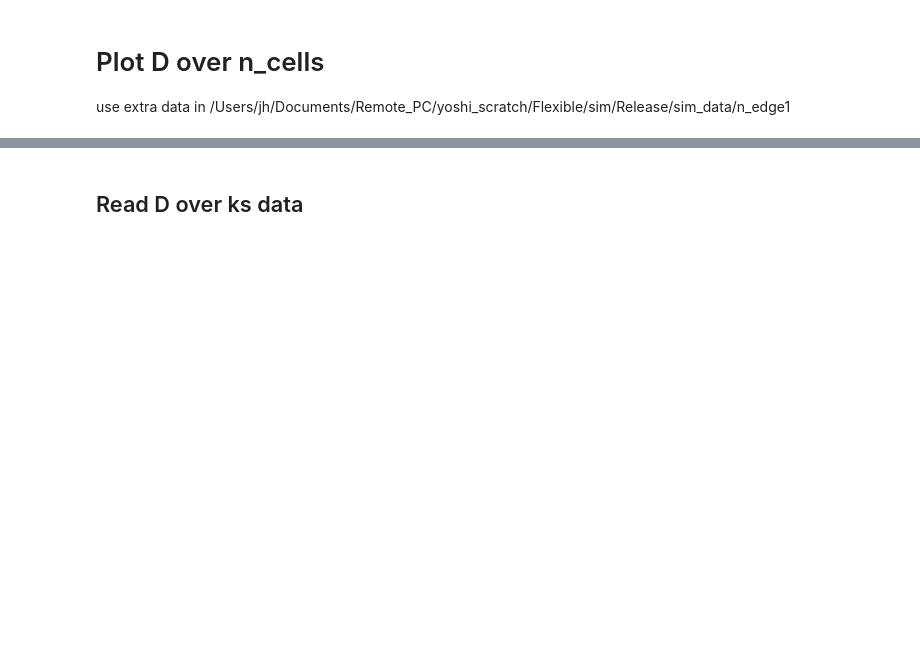
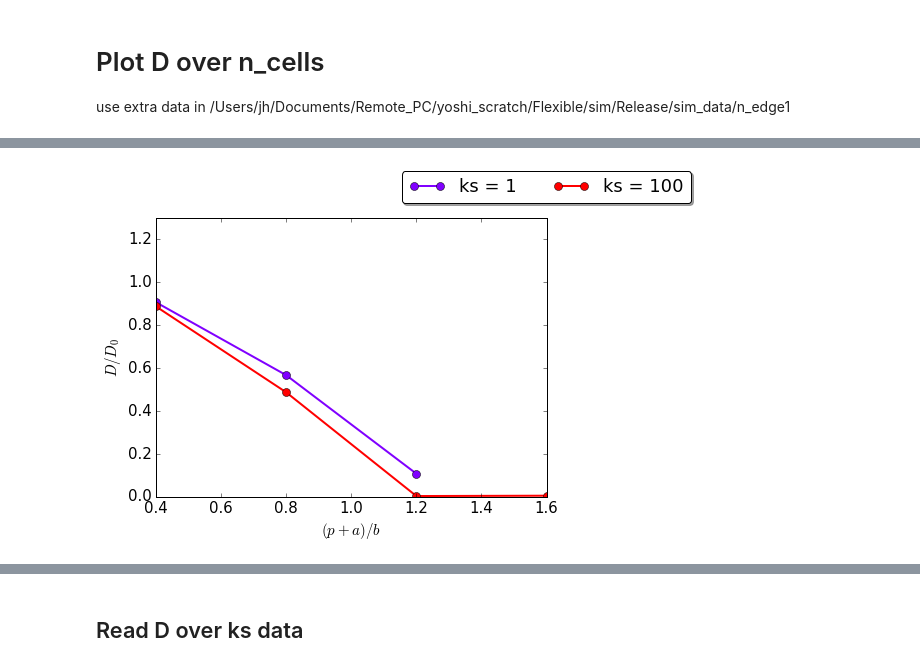
Before and after one commit to JohannHansing/iPythonNB, a Jupyter notebook: Flexible/Flexible.ipynb, the cells around one changed output, grey strips where cells are left out. Saved outputs shown, nothing was run; the diff lists cells and outputs as text; code cells hidden in the pictures; blank space fills up the shorter version.

```diff
--- a/Flexible/Flexible.ipynb
+++ b/Flexible/Flexible.ipynb
@@ -303,0 +363,10 @@ plt.show()
+# %%
+ksArr = [1,100]
+a=3
+n=5
+n_edge=3
+dt=0.0005
+data = getData_Fixa(a,ksArr,n,dt,n_edge)
+plotdataArr(data,r'(p+a)/b',lineArr=ksArr,lineParam='ks')
+# %% [output]
+[figure, added]
```
Also changed, not shown: parts of 11 cells of this notebook, 3 other files.
